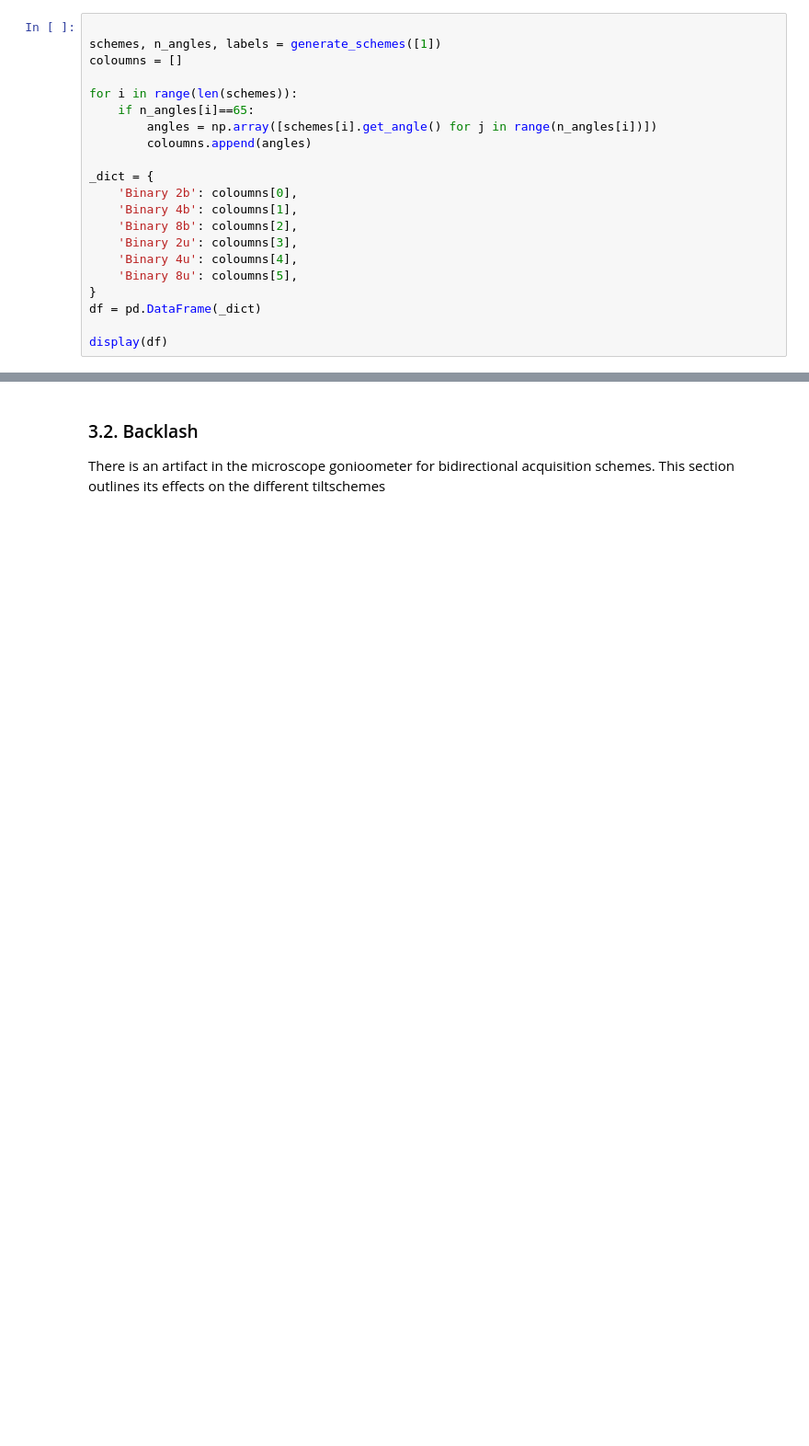
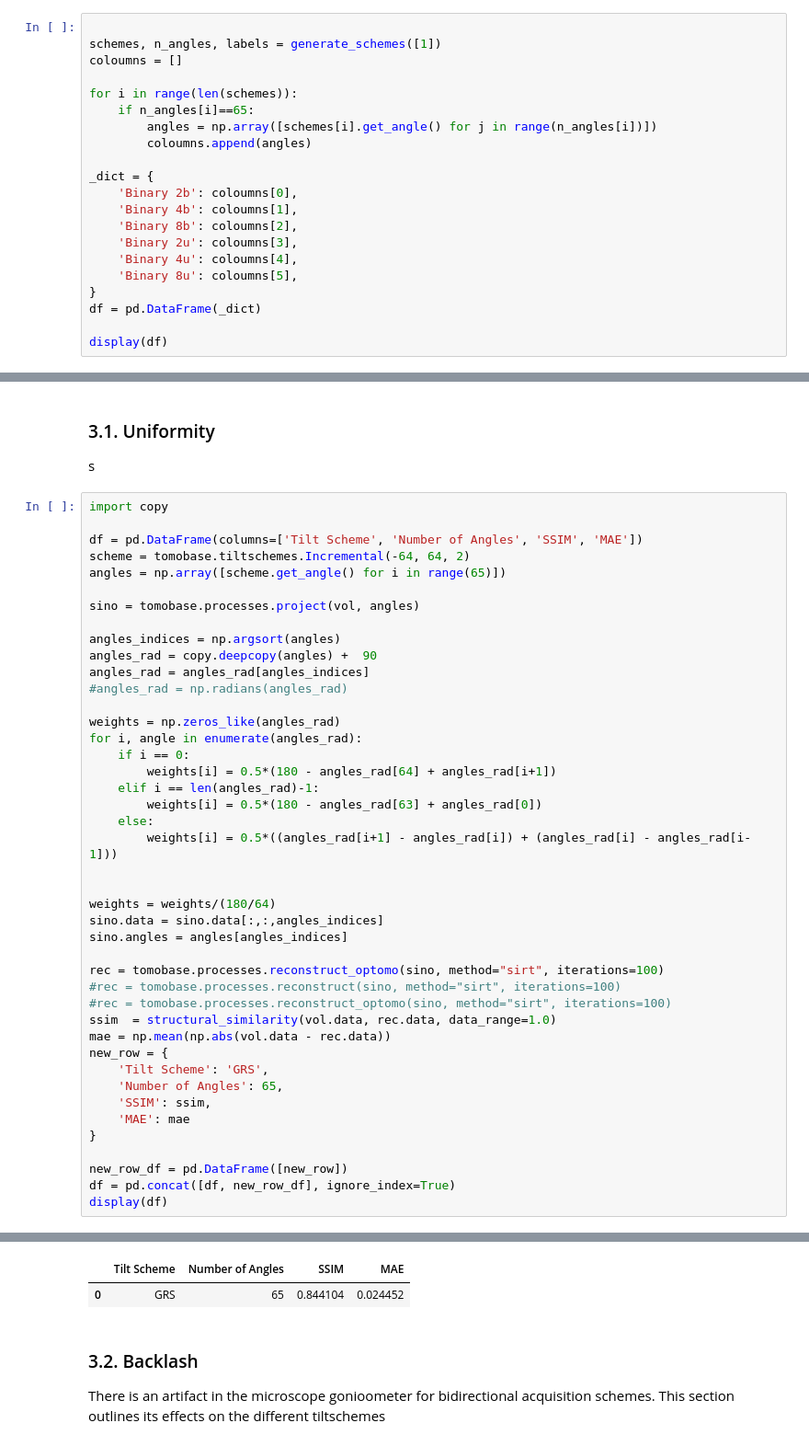
Before and after one commit to Tcraig088/tomobase, a Jupyter notebook: scripts/continuous_tomo.ipynb, the cells around one changed output, grey strips where cells are left out. Shown at 92% size. Saved outputs shown, nothing was run; the diff lists cells and outputs as text; blank space fills up the shorter version.

```diff
--- a/scripts/continuous_tomo.ipynb
+++ b/scripts/continuous_tomo.ipynb
@@ -160,0 +211,48 @@ display(df)
+# %% [markdown]
+### 3.1. Uniformity
+
+s
+# %%
+import copy
+
+df = pd.DataFrame(columns=['Tilt Scheme', 'Number of Angles', 'SSIM', 'MAE'])
+scheme = tomobase.tiltschemes.Incremental(-64, 64, 2)
+angles = np.array([scheme.get_angle() for i in range(65)])
+
+sino = tomobase.processes.project(vol, angles)
+
+angles_indices = np.argsort(angles)
+angles_rad = copy.deepcopy(angles) +  90
+angles_rad = angles_rad[angles_indices]
+#angles_rad = np.radians(angles_rad)
+
+weights = np.zeros_like(angles_rad)
+for i, angle in enumerate(angles_rad):
+    if i == 0:
+        weights[i] = 0.5*(180 - angles_rad[64] + angles_rad[i+1])
+    elif i == len(angles_rad)-1:
+        weights[i] = 0.5*(180 - angles_rad[63] + angles_rad[0])
+    else:
+        weights[i] = 0.5*((angles_rad[i+1] - angles_rad[i]) + (angles_rad[i] - angles_rad[i-1]))
+
+
+weights = weights/(180/64)
+sino.data = sino.data[:,:,angles_indices]
+sino.angles = angles[angles_indices]
+
+rec = tomobase.processes.reconstruct_optomo(sino, method="sirt", iterations=100)
+#rec = tomobase.processes.reconstruct(sino, method="sirt", iterations=100)
+#rec = tomobase.processes.reconstruct_optomo(sino, method="sirt", iterations=100)
+ssim  = structural_similarity(vol.data, rec.data, data_range=1.0)
+mae = np.mean(np.abs(vol.data - rec.data))
+new_row = {
+    'Tilt Scheme': 'GRS',
+    'Number of Angles': 65,
+    'SSIM': ssim,
+    'MAE': mae
+}
+
+new_row_df = pd.DataFrame([new_row])
+df = pd.concat([df, new_row_df], ignore_index=True)
+display(df)
+# %% [output]
@@ -161,3 +261,5 @@ display(df)
+|  | Tilt Scheme | Number of Angles | SSIM | MAE |
+| 0 | GRS | 65 | 0.844104 | 0.024452 |
 # %% [markdown]
 ### 3.2. Backlash
 
```
Also changed, not shown: parts of 5 cells of this notebook, 2 other files.
